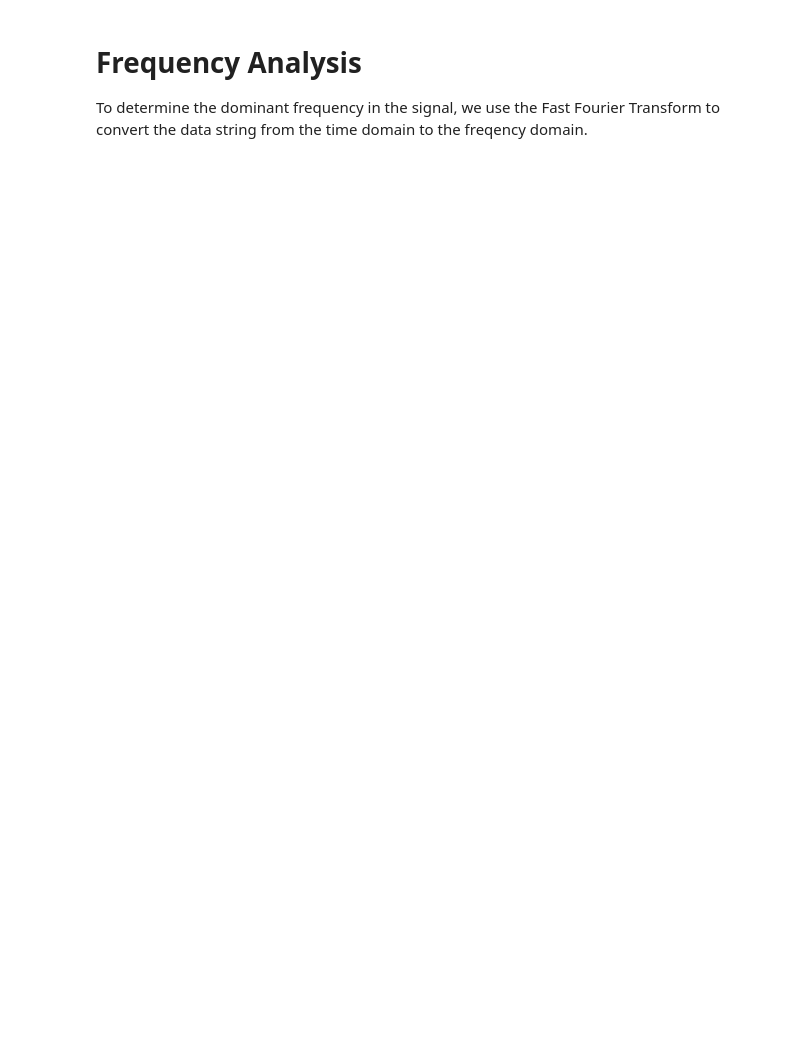
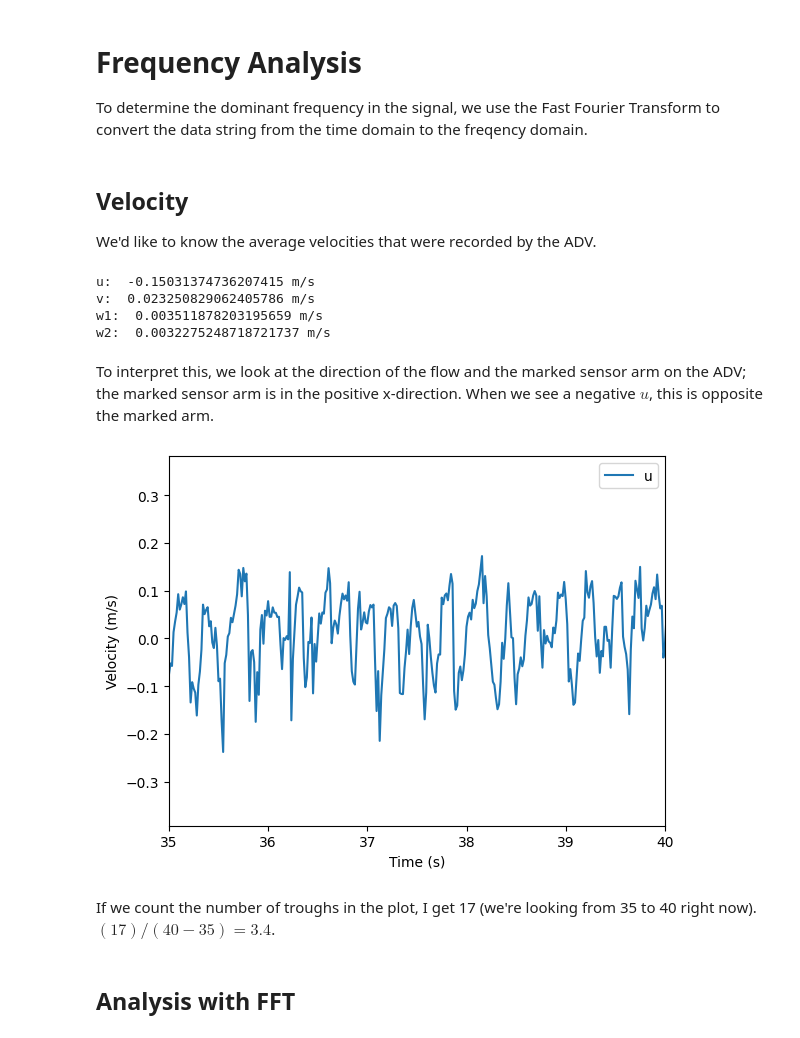
Before and after one commit to dmkahler/Fluid-Mechanics, a Jupyter notebook: Lab04_vonKarman/vonKarmanDataAnalysis.ipynb, the cells around one changed output. Drawn from its saved outputs; the diff is of its cells as text; code cells hidden in the pictures; blank space fills up the shorter version.

Commit message:
updated code with more notes and figures

```diff
--- a/Lab04_vonKarman/vonKarmanDataAnalysis.ipynb
+++ b/Lab04_vonKarman/vonKarmanDataAnalysis.ipynb
@@ -12,10 +12,43 @@ df = pd.read_fwf("vonkarman010mm.dat", widths=[8, 10, 9, 9, 9, 9, 6, 6, 6, 6, 7,
 # to check the inport
 #print(df.shape)
 #print(df.head())
+# %% [markdown]
+## Velocity
+We'd like to know the average velocities that were recorded by the ADV.
 # %%
 # convert to numpy array for analysis
 adv = np.array(df)
 #print(adv.shape)
 u = adv[:, 2]  # x-component of velocity
-print(u.mean(), "m/s")  # mean x-velocity
+print("u: ", u.mean(), "m/s")  # mean x-velocity
+v = adv[:, 3]  # y-component of velocity
+print("v: ", v.mean(), "m/s")  # mean y-velocity
+w1 = adv[:, 4]  # first z-component of velocity
+print("w1: ", w1.mean(), "m/s")  # mean z-velocity
+w2 = adv[:, 5]  # second z-component of velocity
+print("w2: ", w2.mean(), "m/s")  # mean z-velocity (second derived value)
+# %% [output]
+u:  -0.15031374736207415 m/s
+v:  0.023250829062405786 m/s
+w1:  0.003511878203195659 m/s
+w2:  0.0032275248718721737 m/s
+# %% [markdown]
+To interpret this, we look at the direction of the flow and the marked sensor arm on the ADV; the marked sensor arm is in the positive x-direction.  When we see a negative $u$, this is opposite the marked arm.
+# %%
+f = 64 # sampling frequency in Hz
+r = adv[:, 0] # record number
+t = r / f  # time in seconds
+#plt.plot(t, u)
+plt.plot(t, v)
+plt.xlabel("Time (s)")
+plt.ylabel("Velocity (m/s)")
+plt.xlim(35,40)
+plt.legend(['u', 'v'])
+plt.show()
+# %% [output]
+[figure, added]
+# %% [markdown]
+If we count the number of troughs in the plot, I get 17 (we're looking from 35 to 40 right now).  $(17)/(40-35) = 3.4$.
+# %% [markdown]
+## Analysis with FFT
 # %%
```
Also changed, not shown: parts of 4 cells of this notebook, 1 other file.
